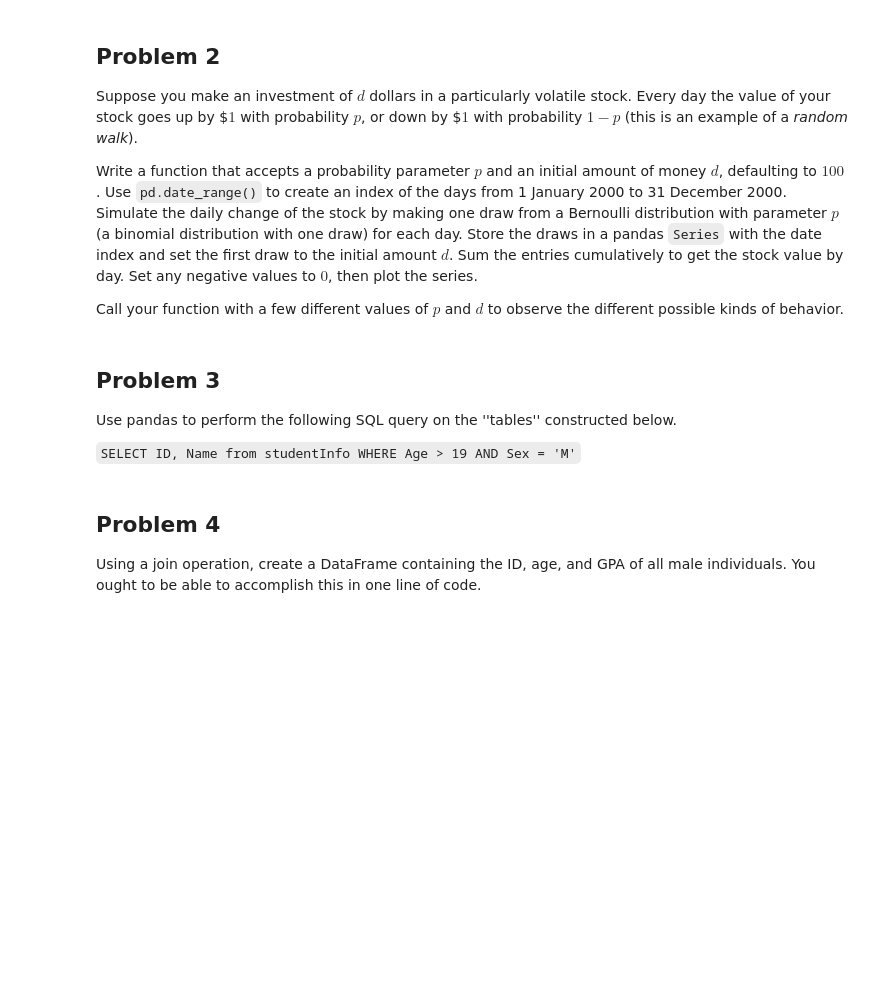
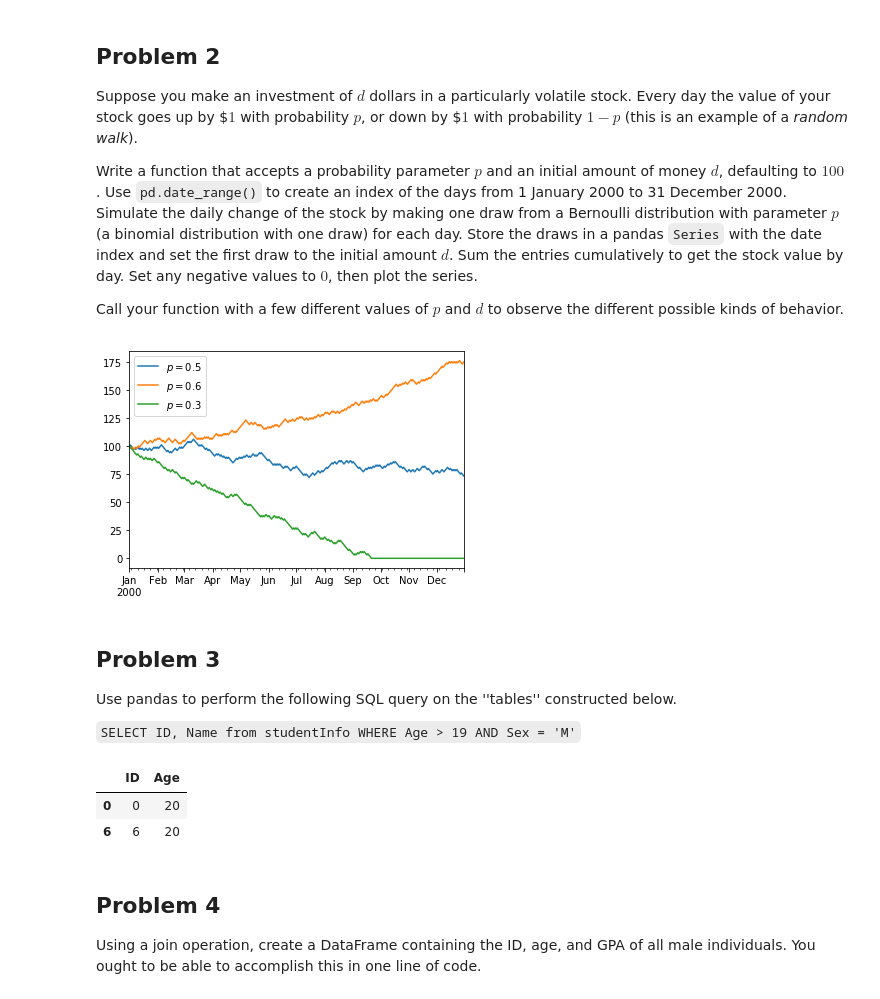
Before and after one commit to mattschaelling/acme_vol3, a Jupyter notebook: Pandas1/pandas1.ipynb, the cells around one changed output. Saved outputs shown, nothing was run; the diff lists cells and outputs as text; code cells hidden in the pictures; blank space fills up the shorter version.

```diff
--- a/Pandas1/pandas1.ipynb
+++ b/Pandas1/pandas1.ipynb
@@ -40,3 +56,19 @@ def random_walk(p, initial_fund=100):
+# %%
+def random_walk(p, initial_fund=100):
+    days = pd.date_range('1/1/2000', '12/31/2000', freq='D')
+    steps = np.random.binomial(1, p, len(days))*2 - 1
+    series = pd.Series(steps, index=days)
+    steps[0] = initial_fund
+    money = series.cumsum()
+    money[money < 0] = 0
+    money.plot(label=r"$p = {}$".format(p))
+    plt.legend()
+# %%
+random_walk(.5)
+random_walk(.6)
+random_walk(.3)
+# %% [output]
+[figure, added]
 # %% [markdown]
 ## Problem 3
 
@@ -57,6 +89,12 @@ major = ['y', 'n', 'y', 'n', 'n']
 studentInfo = pd.DataFrame({'ID': ID, 'Name': name, 'Sex': sex, 'Age': age, 'Class': rank})
 otherInfo = pd.DataFrame({'ID': ID, 'GPA': GPA, 'Financial_Aid': aid})
 mathInfo = pd.DataFrame({'ID': mathID, 'Grade': mathGd, 'Math_Major': major})
+# %%
+studentInfo[(studentInfo['Sex']=='M') & (studentInfo['Age']>19)][['ID','Age']]
+# %% [output]
+|  | ID | Age |
+| 0 | 0 | 20 |
+| 6 | 6 | 20 |
 # %% [markdown]
 ## Problem 4
 
```
Also changed, not shown: parts of 7 cells of this notebook, 1 other file.
